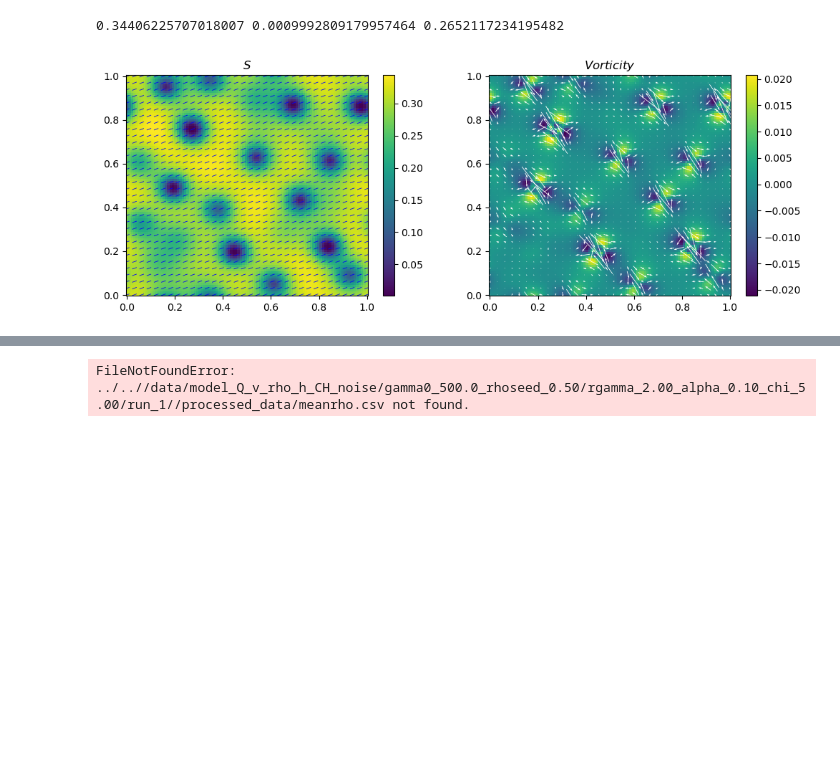
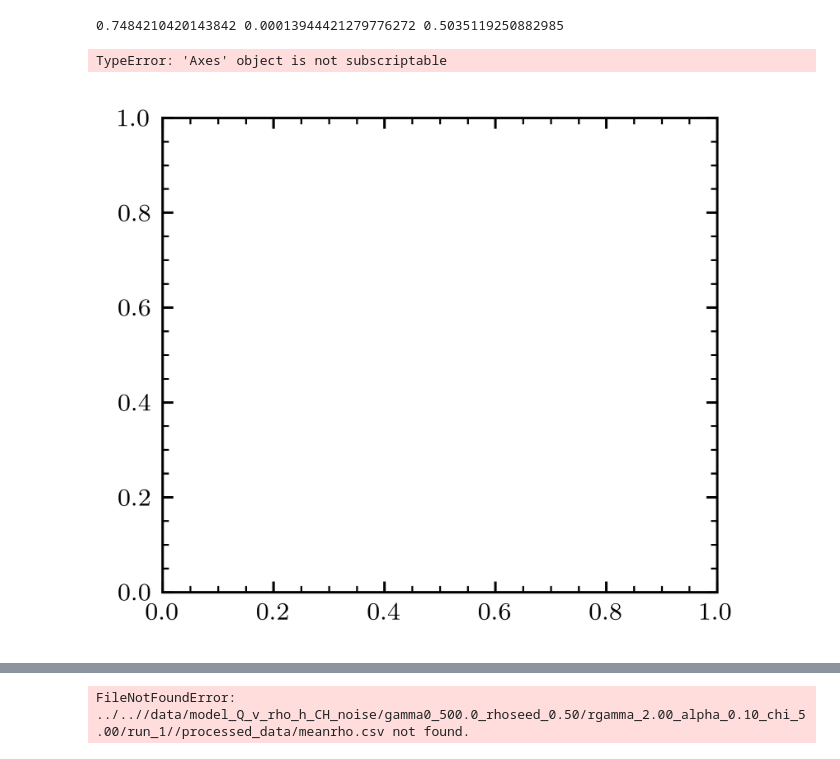
Before and after one commit to toshi-physics/myPSS-friction, a Jupyter notebook: analysis/model_Q_v_rho_heaviside/display_model_Q_v_rho_heaviside.ipynb, the cells around one changed output, grey strips where cells are left out. Cells and saved outputs as stored; diff of their text form; code cells hidden in the pictures; blank space fills up the shorter version.

```diff
--- a/analysis/model_Q_v_rho_heaviside/display_model_Q_v_rho_heaviside.ipynb
+++ b/analysis/model_Q_v_rho_heaviside/display_model_Q_v_rho_heaviside.ipynb
@@ -2,19 +2,20 @@
 import numpy as np
 from matplotlib import pyplot as plt
 import json, os
+plt.style.use("./tplot.mplstyle")
 # %%
-run = 1
-Gamma0  = 5000.00
-rhoseed = 0.9 #0.9#0.16
-rgamma  = 2.0
+run = 2
+Gamma0  = 500.00
+rhoseed = 2.5 #0.9#0.16
+rgamma  = 1.0
 gammaxx = 1.0
 gammayy = gammaxx*rgamma
 
 alpha = 0.1
 chi = 0
 
-ddir = '/data' #'/new_drho_uniform_data'
-model = '/model_Q_v_rho_h_CH_noise' #
+ddir = '/data' #'/new_drho_data'#
+model = '/model_no_chi_no_growth_Q_noise_test' # '/model_Q_v_rho_h2'#
 
 pdir = '../../'+ddir+model+'/gamma0_{:1.1f}_rhoseed_{:1.2f}/rgamma_{:1.2f}_alpha_{:1.2f}_chi_{:1.2f}/run_{:d}/'.format(Gamma0, rhoseed, rgamma, alpha, chi, run)
 
@@ -84,31 +85,33 @@ plt.show()
 # %%
-fig, ax=plt.subplots(figsize=(12,4),ncols=2)
+fig, ax=plt.subplots(figsize=(12,24),nrows=2)
 #colors = ['#c1272d', '#eecc16','#008176','#0000a7']
 #cmap1 = LinearSegmentedColormap.from_list("mycmap", colors)
 
-n=427
+n=750
 
 Qxx = np.loadtxt(datadir+'Qxx.csv.{:d}'.format(n), delimiter=',')
 Qxy = np.loadtxt(datadir+'Qxy.csv.{:d}'.format(n), delimiter=',')
 curldivQ = np.loadtxt(datadir+'curldivQ.csv.{:d}'.format(n), delimiter=',')
 S = np.sqrt(Qxx**2+Qxy**2)
 vx = np.loadtxt(datadir+'vx.csv.{:d}'.format(n), delimiter=',')
 vy = np.loadtxt(datadir+'vy.csv.{:d}'.format(n), delimiter=',')
 p_factor = 3
 theta = np.arctan2(Qxy, Qxx)/2
 Snx    = np.cos(theta)
 Sny    = np.sin(theta)
 print(np.max(S), np.min(S), np.average(S))
 
 plot1 = [ax[0].pcolormesh(xv, yv, S, cmap='viridis', vmin=np.min(S), vmax=np.max(S)), ax[0].quiver(xv[::p_factor, ::p_factor],yv[::p_factor, ::p_factor],Snx[::p_factor, ::p_factor],Sny[::p_factor, ::p_factor], color='b', pivot='middle', headlength=0, headaxislength=0, scale=50, scale_units='xy')]
 plot2 = [ax[1].pcolormesh(xv, yv, curldivQ, cmap='viridis', vmin=np.min(curldivQ), vmax=np.max(curldivQ)), ax[1].quiver(xv[::p_factor, ::p_factor],yv[::p_factor, ::p_factor],vx[::p_factor, ::p_factor],vy[::p_factor, ::p_factor], color='w', pivot='middle')]
 
 fig.colorbar(plot1[0], ax=ax[0])
 fig.colorbar(plot2[0], ax=ax[1])
 ax[0].set_title(r"$ S $")
 ax[1].set_title(r"$ Vorticity $")
+plt.savefig('extensile_no_lambda.svg')
 plt.show()
 # %% [output]
-0.34406225707018007 0.0009992809179957464 0.2652117234195482
+0.7484210420143842 0.00013944421279776272 0.5035119250882985
+TypeError: 'Axes' object is not subscriptable
-[figure, old version]
+[figure, new version]
 # %%
```
Also changed, not shown: parts of 4 cells of this notebook, 24 other files.
